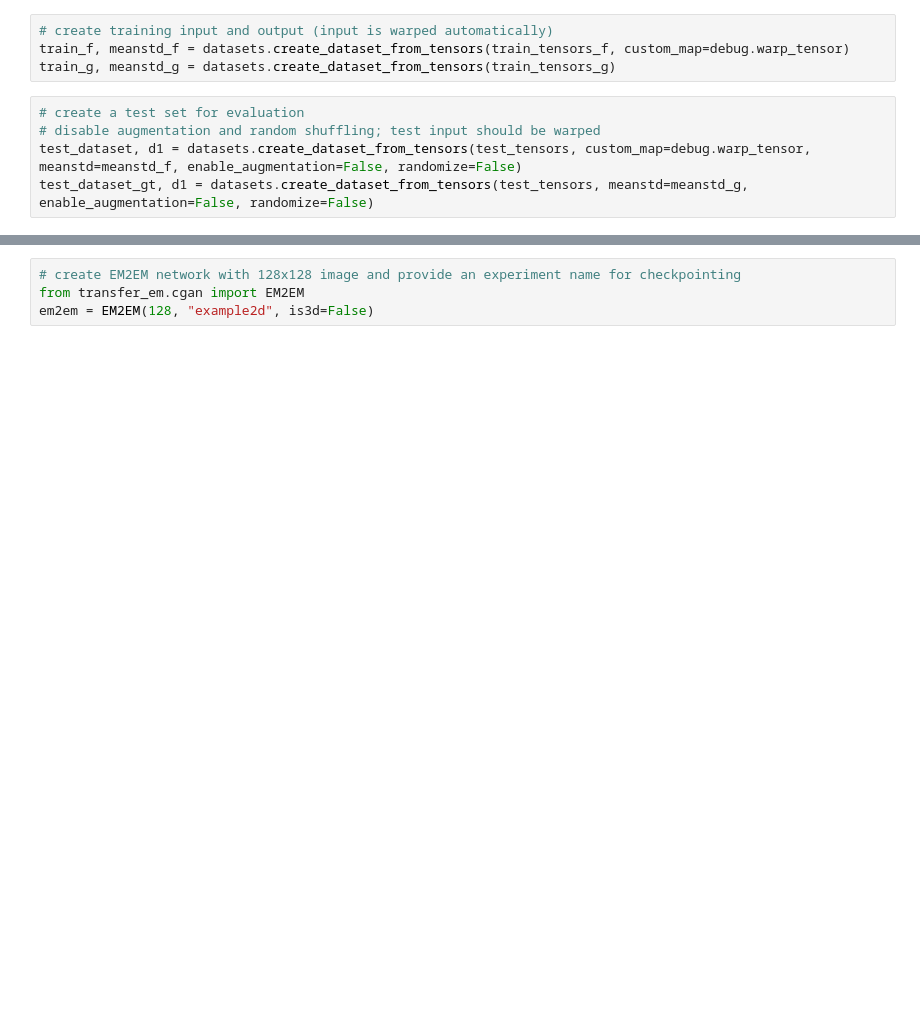
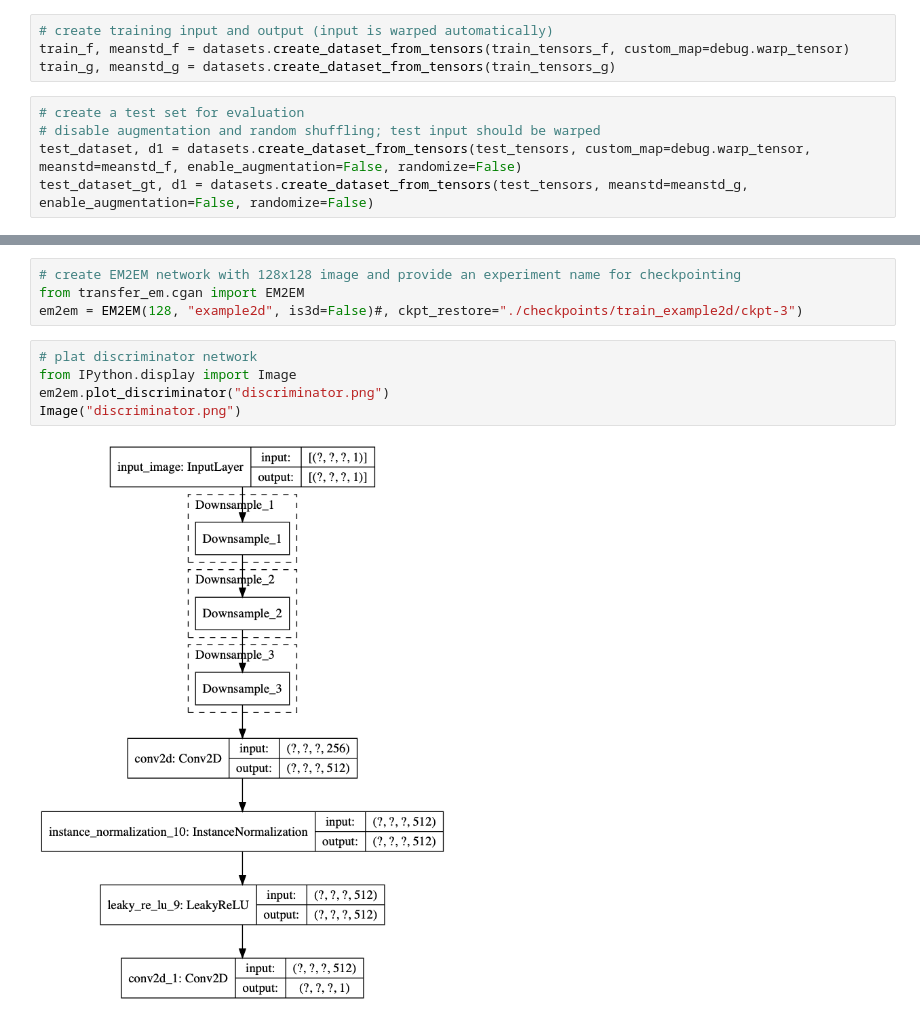
Before and after one commit to janelia-flyem/transfer_em, a Jupyter notebook: examples/simple_training.ipynb, the cells around one changed output, grey strips where cells are left out. Cells and saved outputs as stored; diff of their text form; blank space fills up the shorter version.

```diff
--- a/examples/simple_training.ipynb
+++ b/examples/simple_training.ipynb
@@ -40,4 +38,11 @@ generate_images(sample, sample_gt)
 # %%
 # create EM2EM network with 128x128 image and provide an experiment name for checkpointing
 from transfer_em.cgan import EM2EM
-em2em = EM2EM(128, "example2d", is3d=False)
+em2em = EM2EM(128, "example2d", is3d=False)#, ckpt_restore="./checkpoints/train_example2d/ckpt-3")
+# %%
+# plat discriminator network
+from IPython.display import Image
+em2em.plot_discriminator("discriminator.png")
+Image("discriminator.png")
+# %% [output]
+[figure, added]
```
Also changed, not shown: parts of 5 cells of this notebook, 4 other files.
